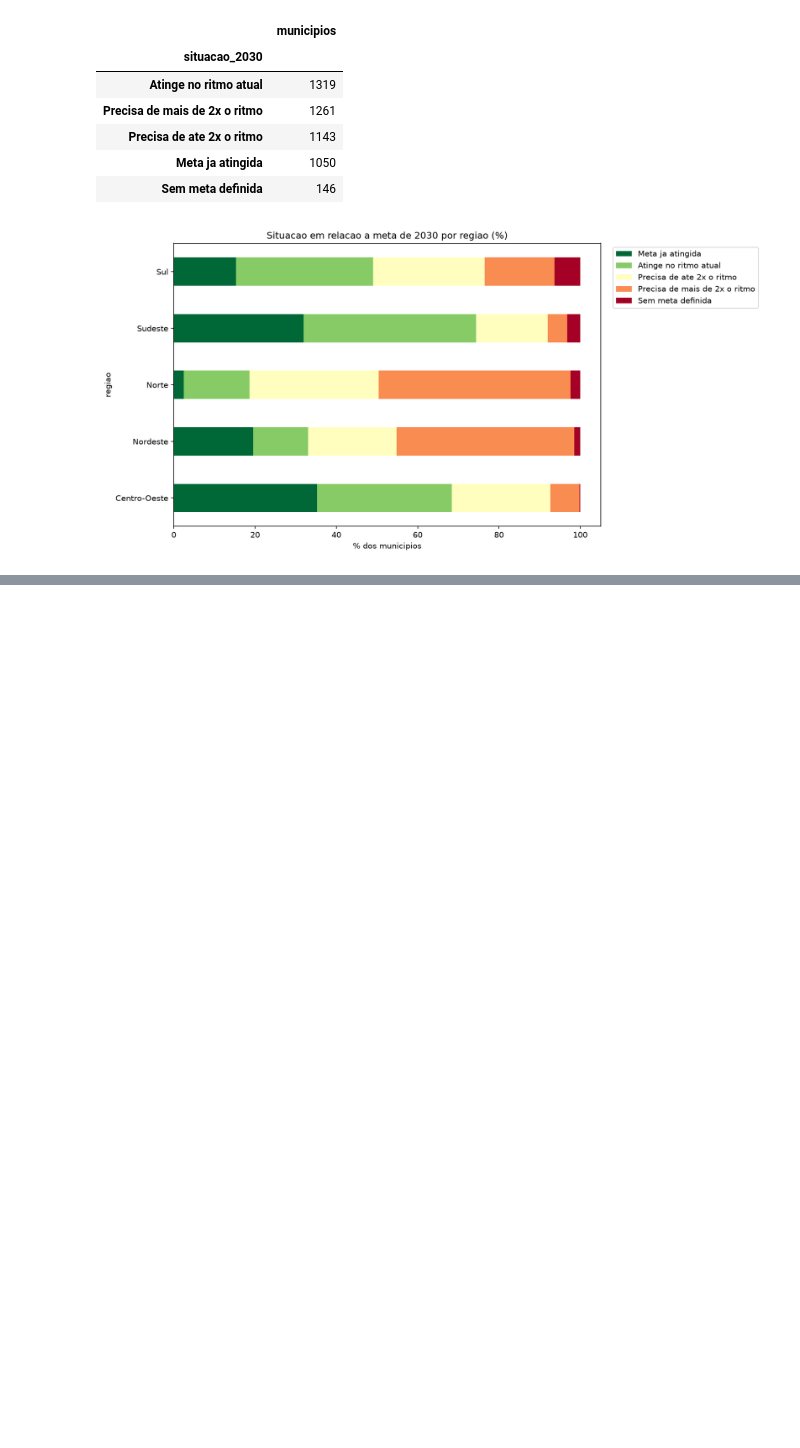
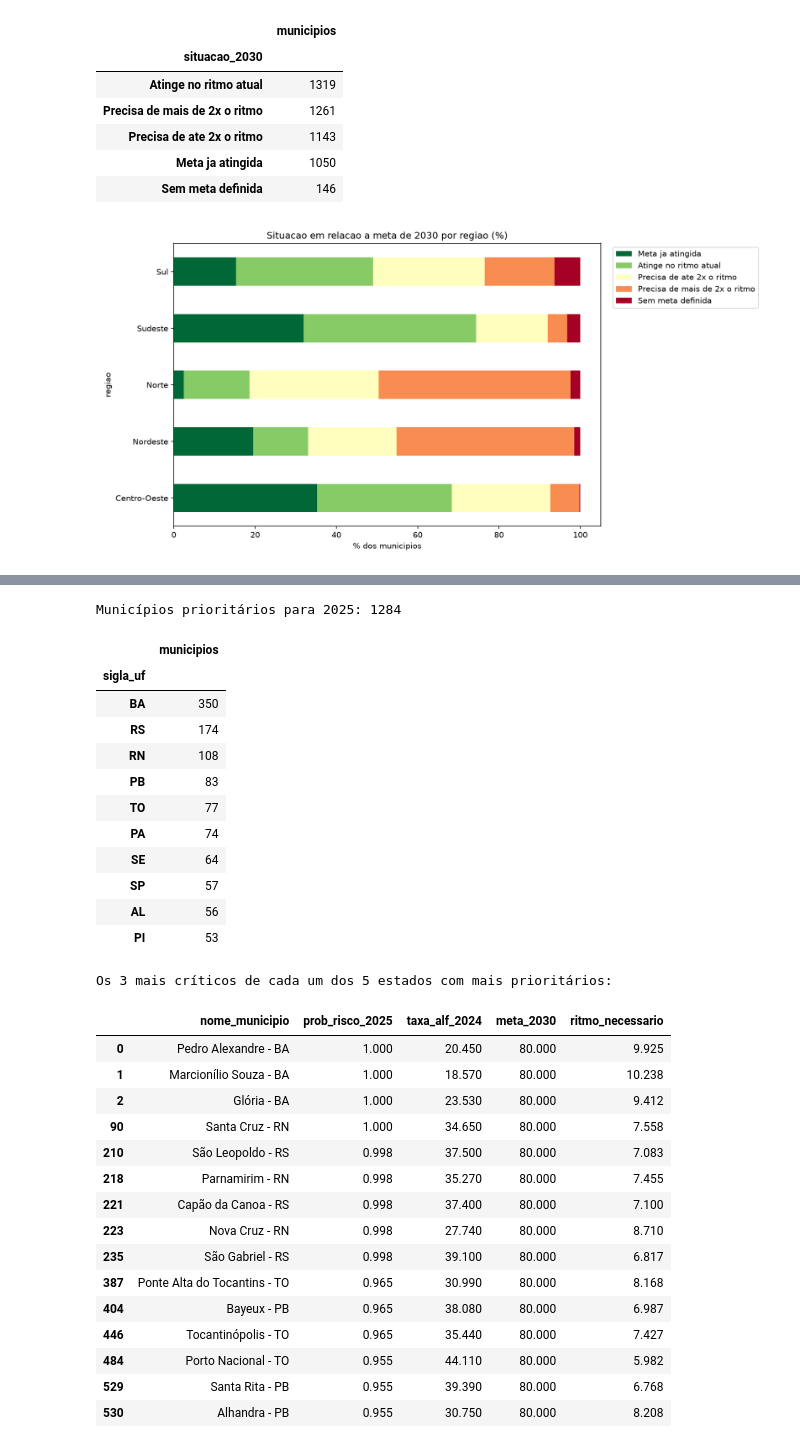
Before and after one commit to GabrielFontineles/tech-challenge-fase3, a Jupyter notebook: notebooks/04_analise_estrategica.ipynb, the cells around one changed output, grey strips where cells are left out. Drawn from its saved outputs; the diff is of its cells as text; code cells hidden in the pictures; blank space fills up the shorter version.

```diff
--- a/notebooks/04_analise_estrategica.ipynb
+++ b/notebooks/04_analise_estrategica.ipynb
@@ -179,0 +186,12 @@ Os 3 mais críticos de cada um dos 5 estados com mais prioritários:
+# %%
+import json
+
+with open("reports/previsao_2025_resumo.json", encoding="utf-8") as f:
+    resumo = json.load(f)
+print(f"Municípios pontuados: {resumo['municipios_pontuados']} de {resumo['ufs']} UFs")
+print(f"Acima do threshold em 2025: {resumo['acima_threshold']} ({resumo['pct_acima_threshold']:.1f}%)"
+      f" | em risco observado em 2024: {resumo['em_risco_observado_2024_pct']:.1f}%")
+print(f"Priorizados para 2025: {resumo['priorizados_2025']}")
+
+print("\nMudança de distribuição no histórico (municípios pareados, 2023 -> 2024):")
+pd.DataFrame(resumo["diagnostico_distribuicao_bloco_a"]["colunas"]).T
@@ -180,3 +224,42 @@ Os 3 mais críticos de cada um dos 5 estados com mais prioritários:
+# %%
+prioritarios_2025 = pd.read_csv("reports/priorizacao_2025.csv")
+print(f"Municípios prioritários para 2025: {len(prioritarios_2025)}")
+display(prioritarios_2025["sigla_uf"].value_counts().head(10).to_frame("municipios"))
+print("Os 3 mais críticos de cada um dos 5 estados com mais prioritários:")
+top_ufs = prioritarios_2025["sigla_uf"].value_counts().head(5).index
+prioritarios_2025[prioritarios_2025["sigla_uf"].isin(top_ufs)].groupby("sigla_uf").head(3)[
+    ["nome_municipio", "prob_risco_2025", "taxa_alf_2024", "meta_2030", "ritmo_necessario"]]
+# %% [output]
+Municípios prioritários para 2025: 1284
+|  | municipios |
+| sigla_uf |  |
+| BA | 350 |
+| RS | 174 |
+| RN | 108 |
+| PB | 83 |
+| TO | 77 |
+| PA | 74 |
+| SE | 64 |
+| SP | 57 |
+| AL | 56 |
+| PI | 53 |
+Os 3 mais críticos de cada um dos 5 estados com mais prioritários:
+|  | nome_municipio | prob_risco_2025 | taxa_alf_2024 | meta_2030 | ritmo_necessario |
+| 0 | Pedro Alexandre - BA | 1.000 | 20.450 | 80.000 | 9.925 |
+| 1 | Marcionílio Souza - BA | 1.000 | 18.570 | 80.000 | 10.238 |
+| 2 | Glória - BA | 1.000 | 23.530 | 80.000 | 9.412 |
+| 90 | Santa Cruz - RN | 1.000 | 34.650 | 80.000 | 7.558 |
+| 210 | São Leopoldo - RS | 0.998 | 37.500 | 80.000 | 7.083 |
+| 218 | Parnamirim - RN | 0.998 | 35.270 | 80.000 | 7.455 |
+| 221 | Capão da Canoa - RS | 0.998 | 37.400 | 80.000 | 7.100 |
+| 223 | Nova Cruz - RN | 0.998 | 27.740 | 80.000 | 8.710 |
+| 235 | São Gabriel - RS | 0.998 | 39.100 | 80.000 | 6.817 |
+| 387 | Ponte Alta do Tocantins - TO | 0.965 | 30.990 | 80.000 | 8.168 |
+| 404 | Bayeux - PB | 0.965 | 38.080 | 80.000 | 6.987 |
+| 446 | Tocantinópolis - TO | 0.965 | 35.440 | 80.000 | 7.427 |
+| 484 | Porto Nacional - TO | 0.955 | 44.110 | 80.000 | 5.982 |
+| 529 | Santa Rita - PB | 0.955 | 39.390 | 80.000 | 6.768 |
+| 530 | Alhandra - PB | 0.955 | 30.750 | 80.000 | 8.208 |
 # %% [markdown]
 ## Recomendações
 
```
Also changed, not shown: parts of 6 cells of this notebook, 1 other file.
